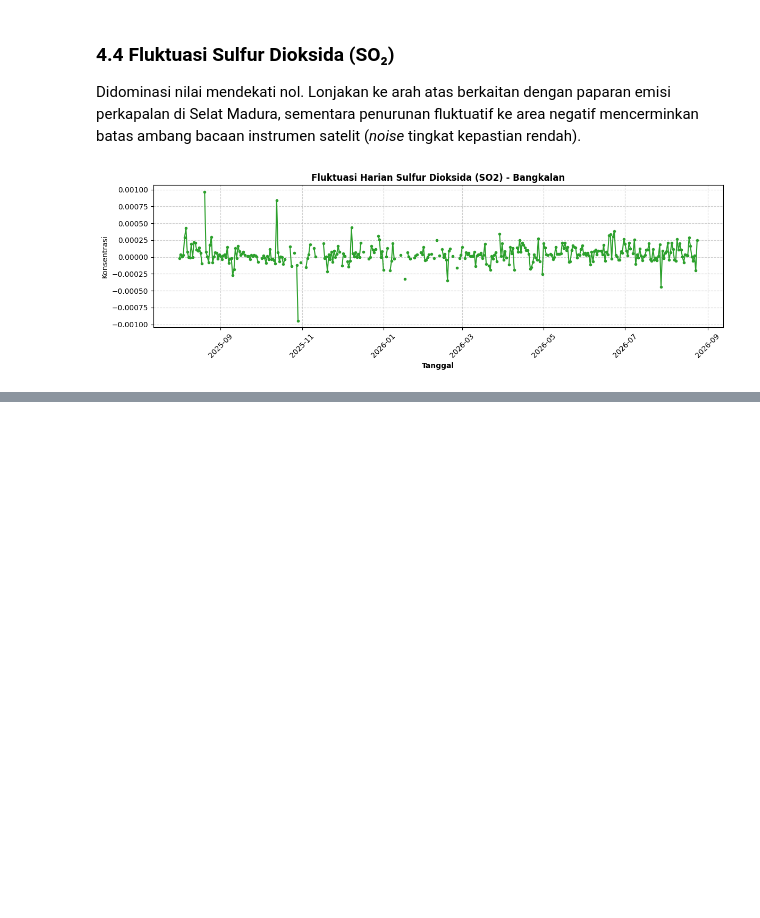
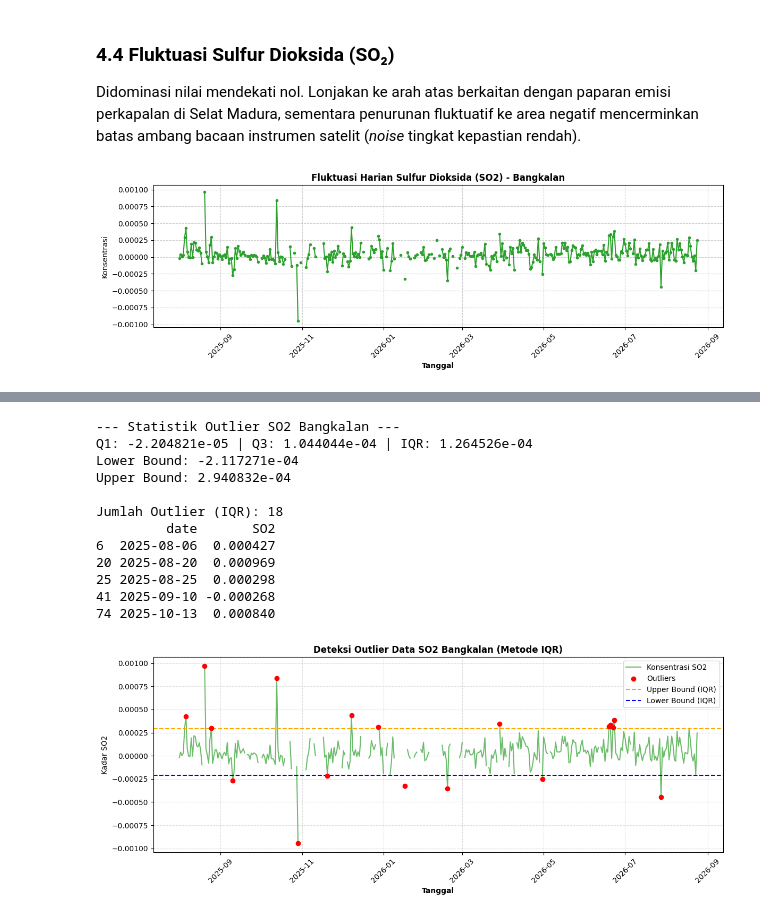
Before and after one commit to Fahdimas/PSD, a Jupyter notebook: _sources/Materi/Polusi.ipynb, the cells around one changed output, grey strips where cells are left out. Saved outputs shown, nothing was run; the diff lists cells and outputs as text; code cells hidden in the pictures; blank space fills up the shorter version.

```diff
--- a/_sources/Materi/Polusi.ipynb
+++ b/_sources/Materi/Polusi.ipynb
@@ -273,0 +451,49 @@ plt.show()
+# %%
+gas_target = 'SO2'
+
+data_bersih = df[gas_target].dropna()
+Q1 = data_bersih.quantile(0.25)
+Q3 = data_bersih.quantile(0.75)
+IQR = Q3 - Q1
+
+lower_bound = Q1 - 1.5 * IQR
+upper_bound = Q3 + 1.5 * IQR
+
+print(f"--- Statistik Outlier {gas_target} Bangkalan ---")
+print(f"Q1: {Q1:.6e} | Q3: {Q3:.6e} | IQR: {IQR:.6e}")
+print(f"Lower Bound: {lower_bound:.6e}")
+print(f"Upper Bound: {upper_bound:.6e}")
+
+outliers_iqr = df[(df[gas_target] < lower_bound) | (df[gas_target] > upper_bound)]
+print(f"Jumlah Outlier (IQR): {len(outliers_iqr)}")
+print(outliers_iqr[['date', gas_target]].head())
+
+plt.figure(figsize=(12, 5))
+plt.plot(df['date'], df[gas_target], label=f"Konsentrasi {gas_target}", linewidth=1.5, color='tab:green', alpha=0.7)
+plt.scatter(outliers_iqr['date'], outliers_iqr[gas_target], color='red', marker='o', label="Outliers", zorder=5)
+
+plt.axhline(upper_bound, color='orange', linestyle='dashed', label="Upper Bound (IQR)")
+plt.axhline(lower_bound, color='blue', linestyle='dashed', label="Lower Bound (IQR)")
+
+plt.title(f"Deteksi Outlier Data {gas_target} Bangkalan (Metode IQR)", fontweight='bold')
+plt.xlabel("Tanggal", fontweight='bold')
+plt.ylabel(f"Kadar {gas_target}")
+plt.legend()
+plt.grid(True, linestyle='--', alpha=0.4)
+plt.xticks(rotation=45)
+plt.tight_layout()
+plt.show()
+# %% [output]
+--- Statistik Outlier SO2 Bangkalan ---
+Q1: -2.204821e-05 | Q3: 1.044044e-04 | IQR: 1.264526e-04
+Lower Bound: -2.117271e-04
+Upper Bound: 2.940832e-04
+
+Jumlah Outlier (IQR): 18
+         date       SO2
+6  2025-08-06  0.000427
+20 2025-08-20  0.000969
+25 2025-08-25  0.000298
+41 2025-09-10 -0.000268
+74 2025-10-13  0.000840
+[figure, added]
```
Also changed, not shown: parts of 9 cells of this notebook, 7 other files.
